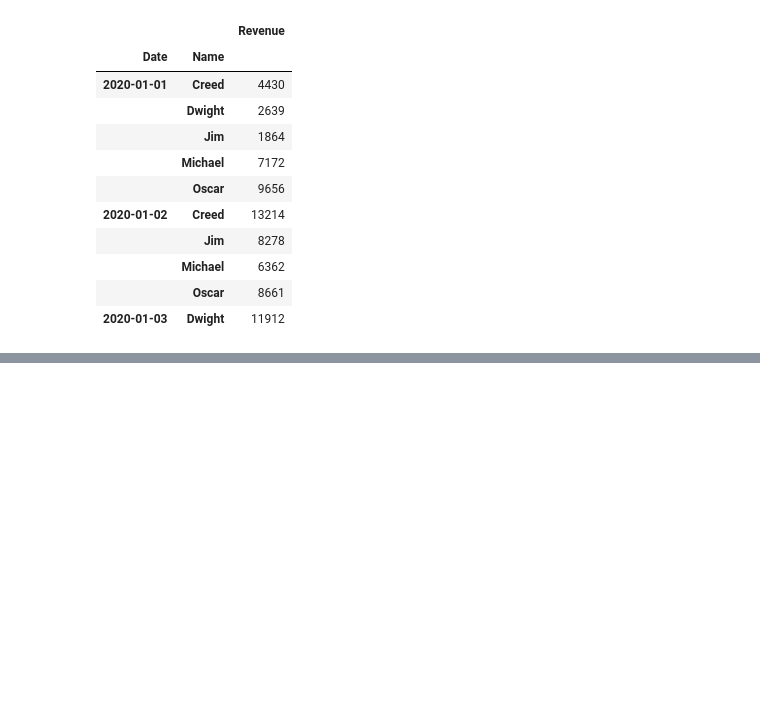
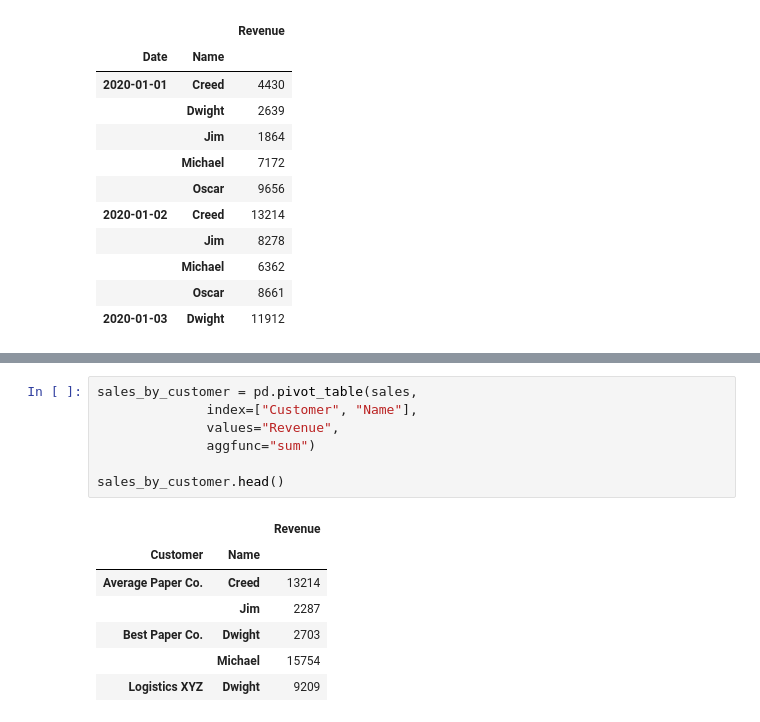
Before and after one commit to ljyGmail/pandas_in_action, a Jupyter notebook: ch08_reshaping_and_pivoting.ipynb, the cells around one changed output, grey strips where cells are left out. Drawn from its saved outputs; the diff is of its cells as text; blank space fills up the shorter version.

```diff
--- a/ch08_reshaping_and_pivoting.ipynb
+++ b/ch08_reshaping_and_pivoting.ipynb
@@ -226,0 +263,15 @@ pd.pivot_table(sales,
+# %%
+sales_by_customer = pd.pivot_table(sales,
+              index=["Customer", "Name"],
+              values="Revenue",
+              aggfunc="sum")
+
+sales_by_customer.head()
+# %% [output]
+|  |  | Revenue |
+| Customer | Name |  |
+| Average Paper Co. | Creed | 13214 |
+|  | Jim | 2287 |
+| Best Paper Co. | Dwight | 2703 |
+|  | Michael | 15754 |
+| Logistics XYZ | Dwight | 9209 |
```
Also changed, not shown: parts of 5 cells of this notebook.
